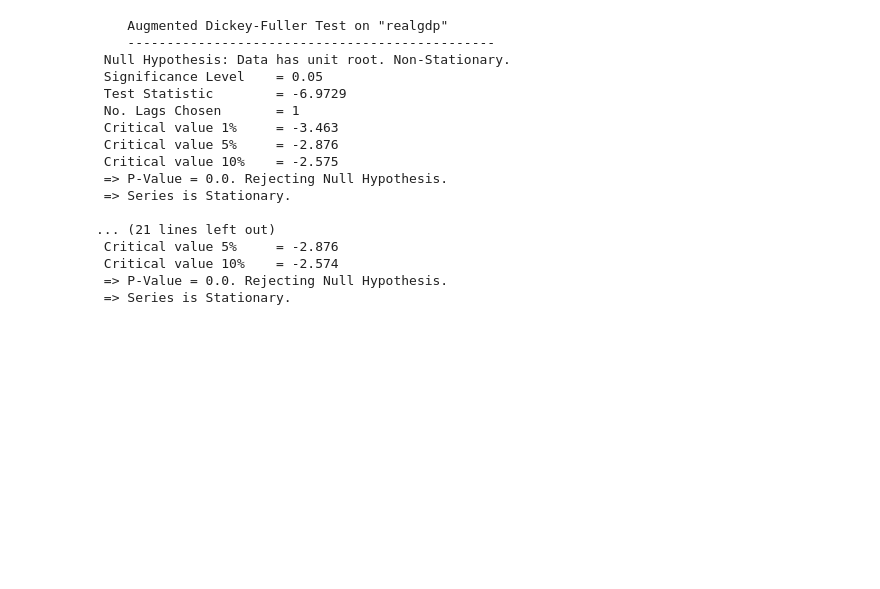
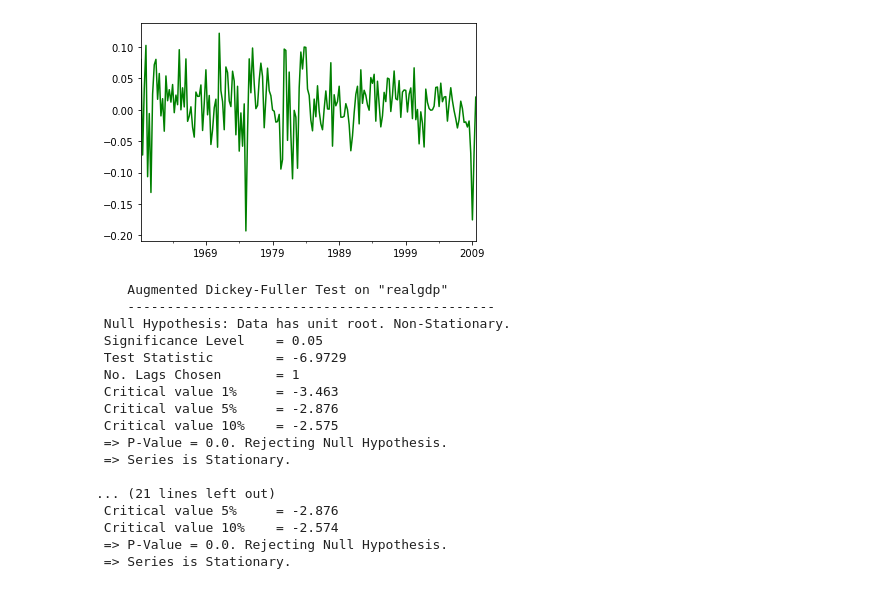
Before and after one commit to jslr1997/ECOG2046, a Jupyter notebook: notebooks/8_VAR.ipynb, the cells around one changed output. Saved outputs shown, nothing was run; the diff lists cells and outputs as text; code cells hidden in the pictures; blank space fills up the shorter version.

```diff
--- a/notebooks/8_VAR.ipynb
+++ b/notebooks/8_VAR.ipynb
@@ -43,3 +49,8 @@ data['realgdp'].plot()
+# %%
+data['realinv'].plot(color = 'g')
+plt.show()
+# %% [output]
+[figure, added]
 # %%
 def adfuller_test(series, signif=0.05, name='', verbose=False):
     """Perform ADFuller to test for Stationarity of given series and print report"""
```
Also changed, not shown: parts of 30 cells of this notebook, 1 other file.
